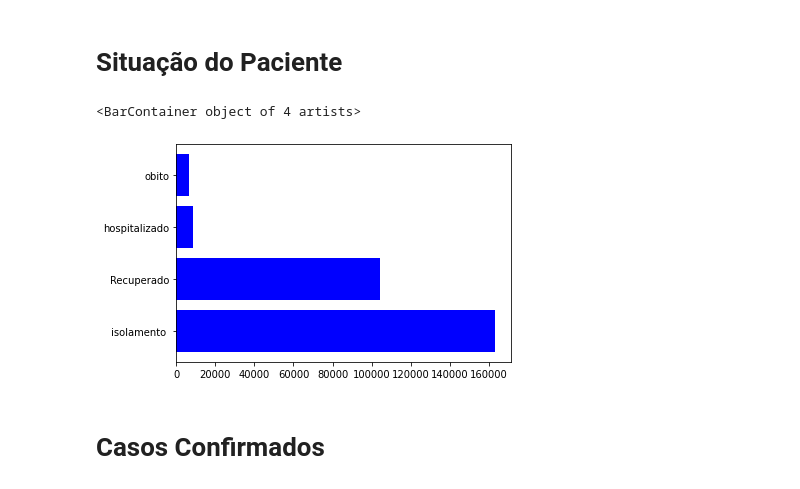
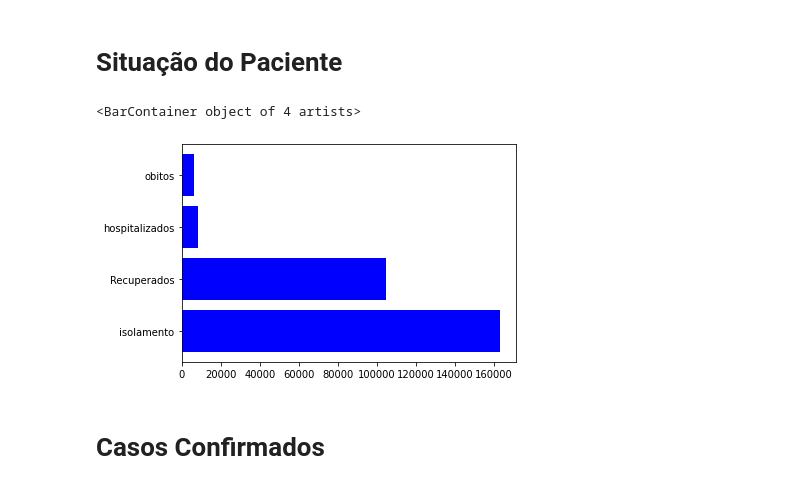
Before and after one commit to Jose-Bruno/Visualiza-oComputacional, a Jupyter notebook: José_Bruno_da_Silva_Santos_Visualização_Computacional.ipynb, the cells around one changed output. Drawn from its saved outputs; the diff is of its cells as text; code cells hidden in the pictures.

```diff
--- a/José_Bruno_da_Silva_Santos_Visualização_Computacional.ipynb
+++ b/José_Bruno_da_Silva_Santos_Visualização_Computacional.ipynb
@@ -62,14 +62,14 @@ obito = len(dados[(dados['Situação do paciente confirmado'] == 'ÓBITO')])
 hospitalizado = len(dados[(dados['Situação do paciente confirmado'] == 'HOSPITALIZADO')])
 isolamento = len(dados[(dados['Situação do paciente confirmado'] == 'ISOLAMENTO DOMICILIAR')])
 # %%
-situação = ["isolamento ", "Recuperado", "hospitalizado", "obito"]
+situação = ["isolamento", "Recuperados", "hospitalizados", "obitos"]
 valores = [isolamento, recuperado, hospitalizado, obito]
 
 
 plt.barh(situação, valores, color='blue')
 # %% [output]
 <BarContainer object of 4 artists>
-[figure, old version]
+[figure, new version]
 # %% [markdown]
 # Casos Confirmados
 # %%
```
